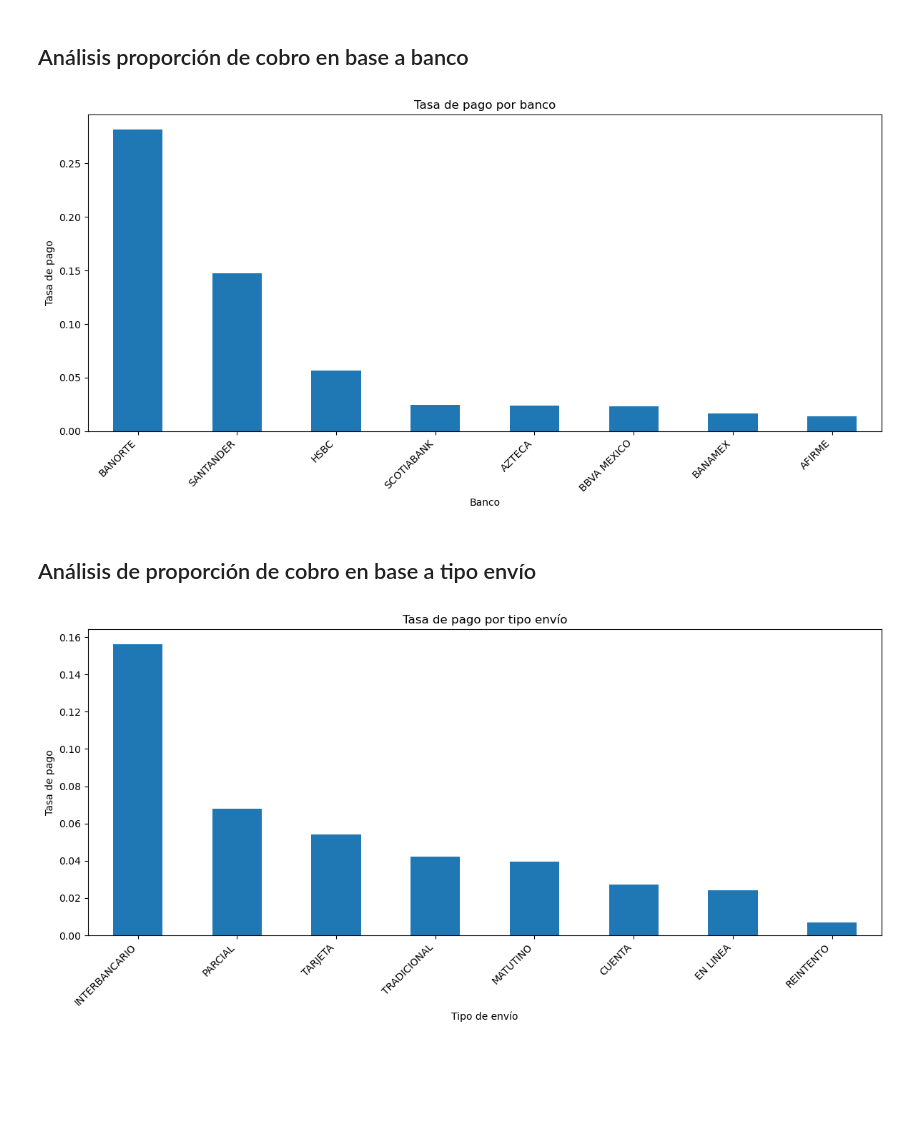
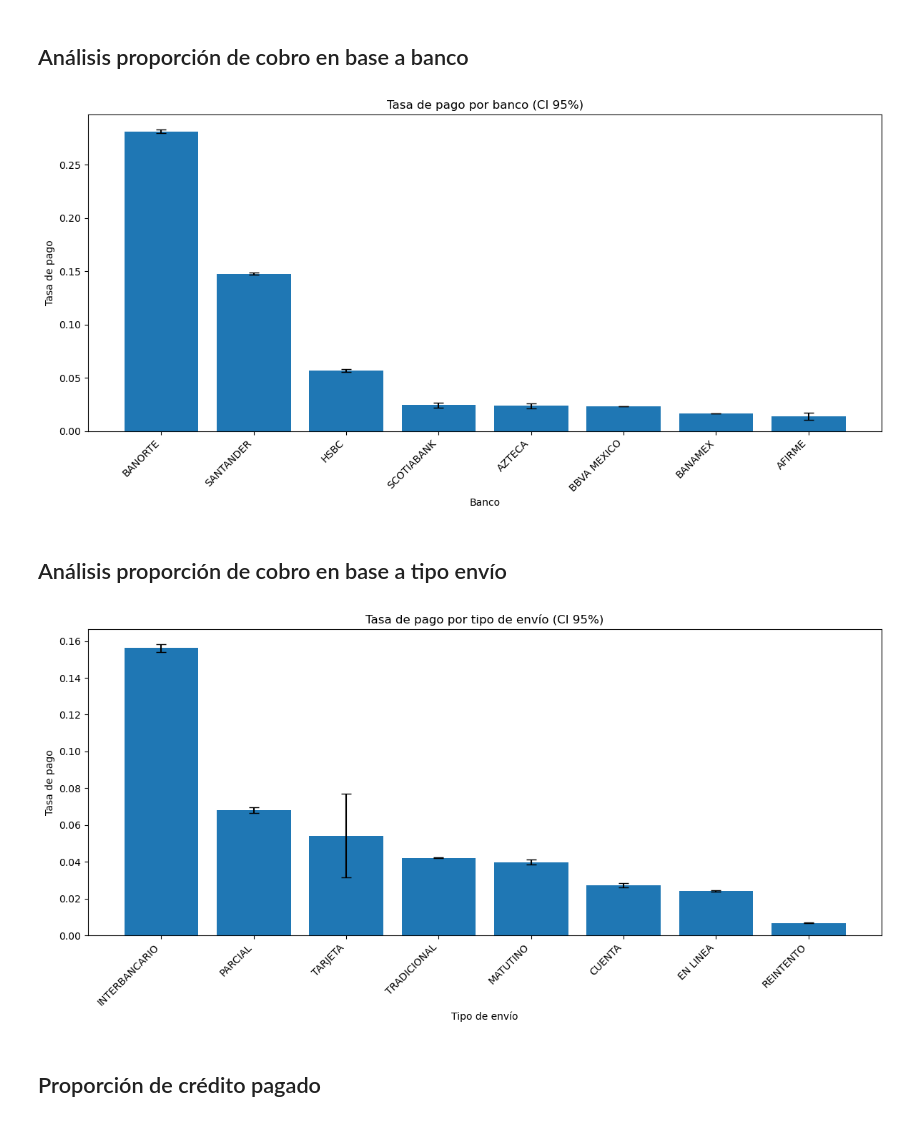
Before and after one commit to allfunso/Qubitos-Datathon, a Jupyter notebook: experiments.ipynb, the cells around one changed output. Saved outputs shown, nothing was run; the diff lists cells and outputs as text; code cells hidden in the pictures; blank space fills up the shorter version.

Commit message:
Intervalos de confianza

```diff
--- a/experiments.ipynb
+++ b/experiments.ipynb
@@ -127,31 +144,52 @@ tasas_emisora_summary = tasas_emisora_summary[tasas_emisora_summary['total_inten
 # %%
-tasas_emisora_summary['tasa_pago'].plot(kind='bar', figsize=(12, 6))
-plt.title('Tasa de pago por banco')
+# Calculate standard error and confidence intervals
+p = tasas_banco_summary['tasa_pago']
+n = tasas_banco_summary['total_intentos']
+se = np.sqrt(p * (1 - p) / n)
+ci95 = 1.96 * se
+
+# Plotting
+plt.figure(figsize=(12, 6))
+plt.bar(tasas_banco_summary.index, p, yerr=ci95, capsize=5)
+plt.title('Tasa de pago por banco (CI 95%)')
 plt.ylabel('Tasa de pago')
 plt.xlabel('Banco')
-plt.xticks(rotation=45, ha='right')  # Rotate and align right
+plt.xticks(rotation=45, ha='right')
 plt.tight_layout()
 plt.show()
 # %% [output]
-[figure, old version]
+[figure, new version]
 # %% [markdown]
-## Análisis de proporción de cobro en base a tipo envío
+## Análisis proporción de cobro en base a tipo envío
 # %%
+# Success flag
 cobros_detallados['pagado'] = cobros_detallados['montoCobrado'] > 0
-tasas_emisora_summary = cobros_detallados.groupby('TipoEnvio').agg(
+# Group and aggregate to series
+tasas_tipoenvio_summary = cobros_detallados.groupby('TipoEnvio').agg(
     total_intentos=('pagado', 'count'),
     tasa_pago=('pagado', 'mean')
 ).sort_values(by='tasa_pago', ascending=False)
 # %%
+# Filter for minimum attempts
 threshold = 200
-tasas_emisora_summary = tasas_emisora_summary[tasas_emisora_summary['total_intentos'] > threshold]
+tasas_tipoenvio_summary = tasas_tipoenvio_summary[tasas_tipoenvio_summary['total_intentos'] > threshold]
 # %%
-tasas_emisora_summary['tasa_pago'].plot(kind='bar', figsize=(12, 6))
-plt.title('Tasa de pago por tipo envío')
+# Calculate standard error and confidence intervals
+p = tasas_tipoenvio_summary['tasa_pago']
+n = tasas_tipoenvio_summary['total_intentos']
+se = np.sqrt(p * (1 - p) / n)
+ci95 = 1.96 * se
+
+# Plotting
+plt.figure(figsize=(12, 6))
+plt.bar(tasas_tipoenvio_summary.index, p, yerr=ci95, capsize=5)
+plt.title('Tasa de pago por tipo de envío (CI 95%)')
 plt.ylabel('Tasa de pago')
 plt.xlabel('Tipo de envío')
-plt.xticks(rotation=45, ha='right')  # Rotate and align right
+plt.xticks(rotation=45, ha='right')
 plt.tight_layout()
 plt.show()
 # %% [output]
-[figure, old version]
+[figure, new version]
+# %% [markdown]
+## Proporción de crédito pagado
```
Also changed, not shown: parts of 10 cells of this notebook.
